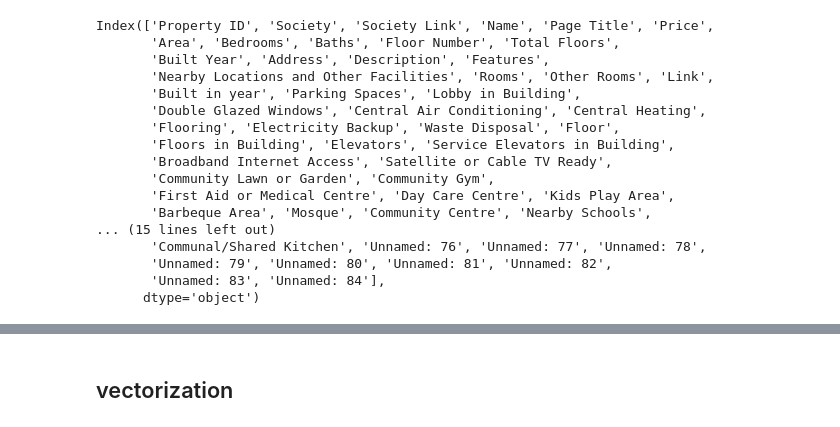
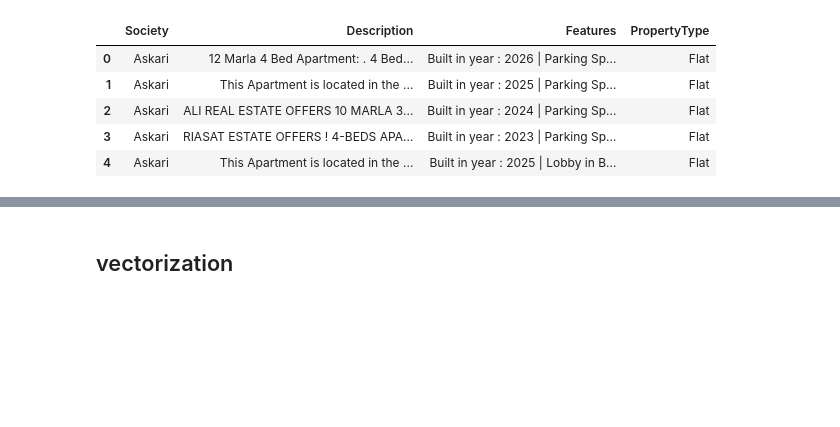
Before and after one commit to zeeshanAhmed2798/real-estate-intelligence-sys, a Jupyter notebook: Data Cleaning/recomender_system.ipynb, the cells around one changed output, grey strips where cells are left out. Saved outputs shown, nothing was run; the diff lists cells and outputs as text; code cells hidden in the pictures; blank space fills up the shorter version.

```diff
--- a/Data Cleaning/recomender_system.ipynb
+++ b/Data Cleaning/recomender_system.ipynb
@@ -10,23 +32,41 @@ df=pd.read_csv("lahore_flats_final.csv")
+# %%
+# ---------------- FLATS ----------------
+flats_new = df[[
+    'Society',
+    'Description',
+    'Features'
+]].copy()
+
+flats_new['PropertyType'] = 'Flat'
+
+
+# ---------------- HOUSES ----------------
+houses_new = house[[
+    'Society',
+    'Description',
+    'Features'
+]].copy()
+
+houses_new['PropertyType'] = 'House'
+
+
+# ---------------- MERGE ----------------
+combined_df = pd.concat(
+    [flats_new, houses_new],
+    ignore_index=True
+)
+
+# preview
+combined_df.head()
+# %% [output]
+|  | Society | Description | Features | PropertyType |
+| 0 | Askari | 12 Marla 4 Bed Apartment: . 4 Bed... | Built in year : 2026 | Parking Sp... | Flat |
+| 1 | Askari | This Apartment is located in the ... | Built in year : 2025 | Parking Sp... | Flat |
+| 2 | Askari | ALI REAL ESTATE OFFERS 10 MARLA 3... | Built in year : 2024 | Parking Sp... | Flat |
+| 3 | Askari | RIASAT ESTATE OFFERS ! 4-BEDS APA... | Built in year : 2023 | Parking Sp... | Flat |
+| 4 | Askari | This Apartment is located in the ... | Built in year : 2025 | Lobby in B... | Flat |
 # %%
-df.columns
+df=combined_df.copy()
-# %% [output]
-Index(['Property ID', 'Society', 'Society Link', 'Name', 'Page Title', 'Price',
-       'Area', 'Bedrooms', 'Baths', 'Floor Number', 'Total Floors',
-       'Built Year', 'Address', 'Description', 'Features',
-       'Nearby Locations and Other Facilities', 'Rooms', 'Other Rooms', 'Link',
-       'Built in year', 'Parking Spaces', 'Lobby in Building',
-       'Double Glazed Windows', 'Central Air Conditioning', 'Central Heating',
-       'Flooring', 'Electricity Backup', 'Waste Disposal', 'Floor',
-       'Floors in Building', 'Elevators', 'Service Elevators in Building',
-       'Broadband Internet Access', 'Satellite or Cable TV Ready',
-       'Community Lawn or Garden', 'Community Gym',
-       'First Aid or Medical Centre', 'Day Care Centre', 'Kids Play Area',
-       'Barbeque Area', 'Mosque', 'Community Centre', 'Nearby Schools',
-... (15 lines left out)
-       'Communal/Shared Kitchen', 'Unnamed: 76', 'Unnamed: 77', 'Unnamed: 78',
-       'Unnamed: 79', 'Unnamed: 80', 'Unnamed: 81', 'Unnamed: 82',
-       'Unnamed: 83', 'Unnamed: 84'],
-      dtype='object')
 # %%
 df['Features'].value_counts()
 # %% [output]
```
Also changed, not shown: parts of 20 cells of this notebook.
